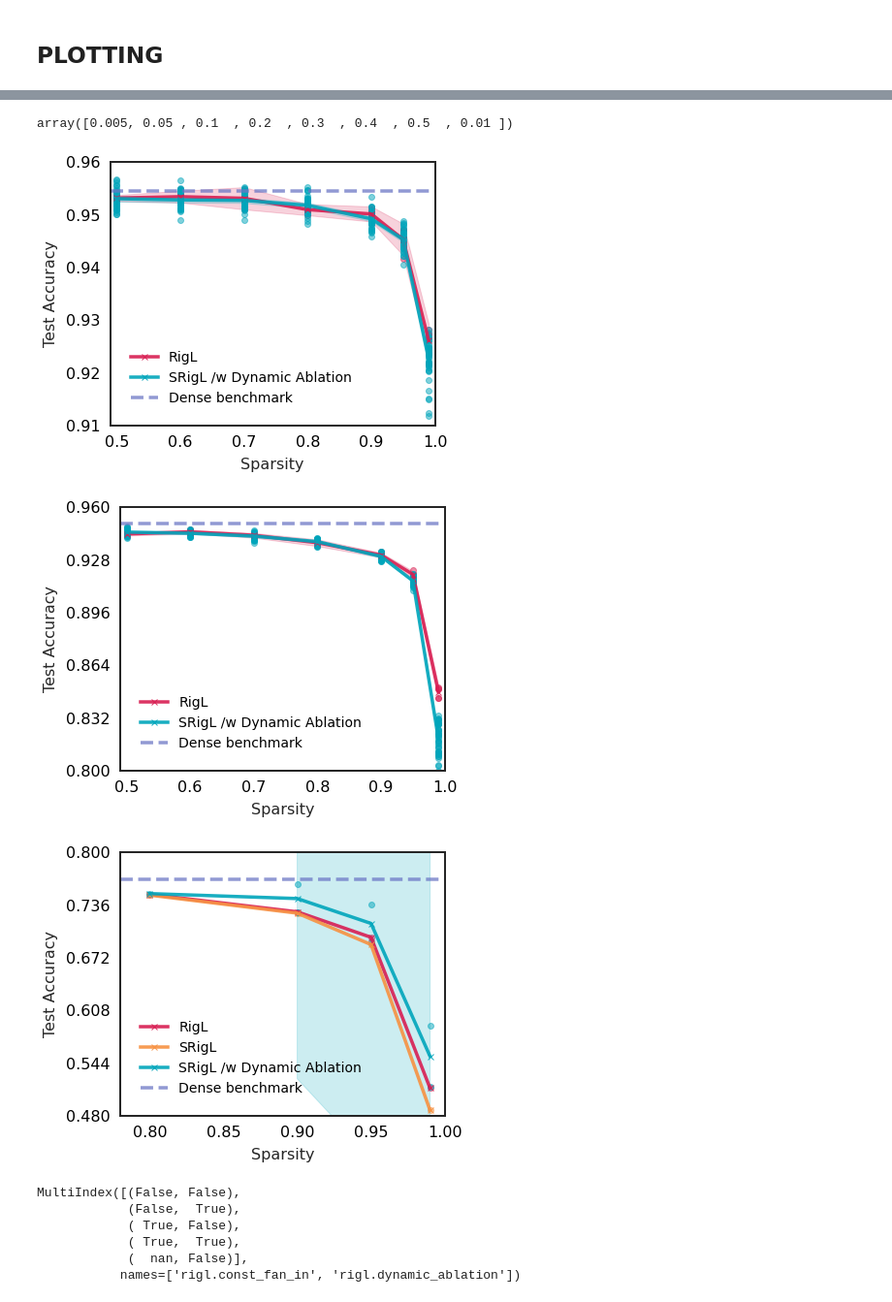
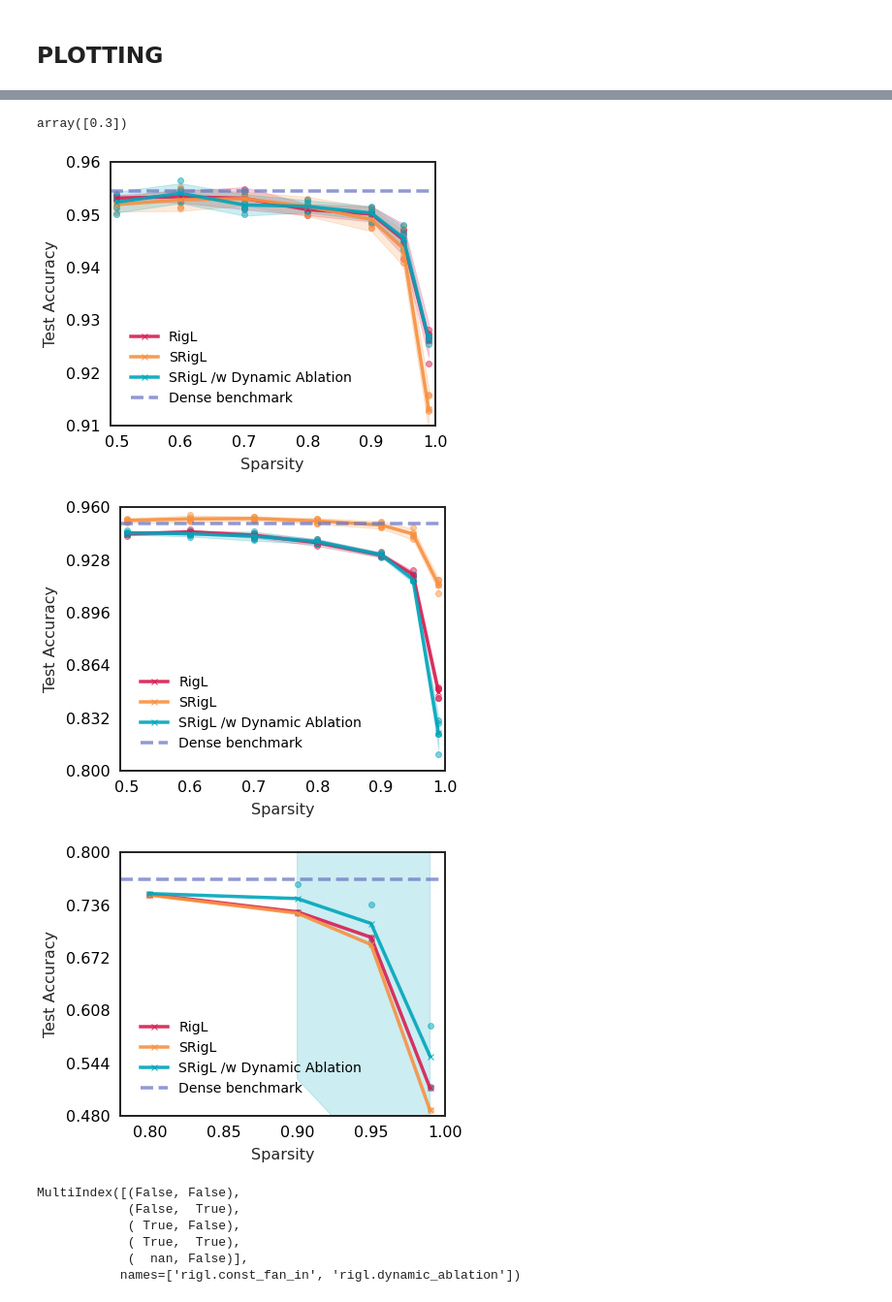
Before and after one commit to calgaryml/condensed-sparsity, a Jupyter notebook: notebooks/final_results.ipynb, the cells around one changed output, grey strips where cells are left out. Shown: that part at 97% size. Cells and saved outputs as stored; diff of their text form; code cells hidden in the pictures.

Commit message:
wide res results need updating

```diff
--- a/notebooks/final_results.ipynb
+++ b/notebooks/final_results.ipynb
@@ -207,14 +199,14 @@ def get_model_results(df, model_name="resnet18", expected_epochs=250):
 # wide_resnet22=get_model_results(df, "wide_resnet22", 250)
 
 cifar_const_fan = df.loc[df['tags'].str.contains("sweep_1fik36lx")]
-resnet18_const_fan = cifar_const_fan.loc[cifar_const_fan["model"]=="resnet18"]
+resnet18_const_fan = cifar_const_fan.loc[(cifar_const_fan["model"]=="resnet18") &  (cifar_const_fan["rigl.min_salient_weights_per_neuron"] == _BEST_MIN_SAL_THRES)]
 resnet18_og_rigl = df.loc[(df['sweep_id']=="a2uywunn") & (df["model"]=="resnet18")]
-resnet18_no_ablation = df.loc[(df["sweep_id"]=="hgqc3joo") & (df["rigl.min_salient_weights_per_neuron"]==0)& (df["model"]=="resnet18")]  # TODO: Replace with new sweep
+resnet18_no_ablation = df.loc[(df["sweep_id"]=="fn7pgfly") & (df["rigl.min_salient_weights_per_neuron"]==0)& (df["model"]=="resnet18")]  # TODO: Replace with new sweep
 resnet18 = pd.concat([resnet18_const_fan, resnet18_og_rigl, resnet18_no_ablation])
 
-wide_resnet22_const_fan = cifar_const_fan.loc[cifar_const_fan["model"]=="wide_resnet22"]
+wide_resnet22_const_fan = cifar_const_fan.loc[(cifar_const_fan["model"]=="wide_resnet22") &  (cifar_const_fan["rigl.min_salient_weights_per_neuron"] == _BEST_MIN_SAL_THRES)]
 wide_resnet22_og_rigl = df.loc[(df['sweep_id']=="a2uywunn") & (df["model"]=="wide_resnet22")]
-wide_resnet22_no_ablation = df.loc[(df["sweep_id"]=="hgqc3joo") & (df["rigl.min_salient_weights_per_neuron"]==0)& (df["model"]=="resnet18")]  # TODO: Replace with new sweep
+wide_resnet22_no_ablation = df.loc[(df["sweep_id"]=="fn7pgfly") & (df["rigl.min_salient_weights_per_neuron"]==0)& (df["model"]=="resnet18")]  # TODO: Replace with new sweep
 wide_resnet22 = pd.concat([wide_resnet22_og_rigl, wide_resnet22_const_fan, wide_resnet22_no_ablation])
 
 imagenet=get_model_results(df, "resnet50", 103)
@@ -508,7 +568,7 @@ plt.style.use("./plt_plot_style.mplstyle")
 # %%
 resnet18.loc[resnet18["rigl.dynamic_ablation"]==True]["rigl.min_salient_weights_per_neuron"].unique()
 # %% [output]
-array([0.005, 0.05 , 0.1  , 0.2  , 0.3  , 0.4  , 0.5  , 0.01 ])
+array([0.3])
 # %%
 def get_accuracy_vs_sparsity_plot(model_name, ids, dense_benchmark_value, plot_99_sparsity=True, ylim=[0.9,1.0], xlim=[0.49,1.0]):
     # _BENCHMARK_VALUE = 0.9506
@@ -568,37 +628,37 @@ def get_accuracy_vs_sparsity_plot(model_name, ids, dense_benchmark_value, plot_9
 resnet18_params=dict(
     ids = resnet_ids,
     model_name ="../fig/resnet18",
     dense_benchmark_value = _RESNET18_BENCHMARK,
     plot_99_sparsity=True,
     ylim=[0.91,0.96]
 )
 
 wide_resnet22_params=dict(
     ids = wide_res_ids,
     model_name ="../fig/wide_resnet22",
     dense_benchmark_value = _WIDE_RESNET_BENCHMARK,
     plot_99_sparsity=True,
     ylim=[0.8,0.96]
 )
 
 imagenet_params=dict(
     ids = imagenet.index.to_list(),
     model_name ="../fig/resnet50",
     dense_benchmark_value = _IMAGENET_BENCHMARK,
     plot_99_sparsity=True,
     ylim=[0.48,0.8],
     xlim=[0.78,1.0],
 )
 
 
 
 fig = get_accuracy_vs_sparsity_plot(**resnet18_params)
-fig = get_accuracy_vs_sparsity_plot(**wide_resnet22_params)
-fig = get_accuracy_vs_sparsity_plot(**imagenet_params)
+# fig = get_accuracy_vs_sparsity_plot(**wide_resnet22_params)
+# fig = get_accuracy_vs_sparsity_plot(**imagenet_params)
 fig.show()
 # %% [output]
-[figure, old version]
+[figure, new version]
-[figure, old version]
+[figure, new version]
 [figure]
 # %%
 df.groupby(["rigl.const_fan_in", "rigl.dynamic_ablation"], dropna=False).count().index.unique()
```
Also changed, not shown: parts of 9 cells of this notebook.
